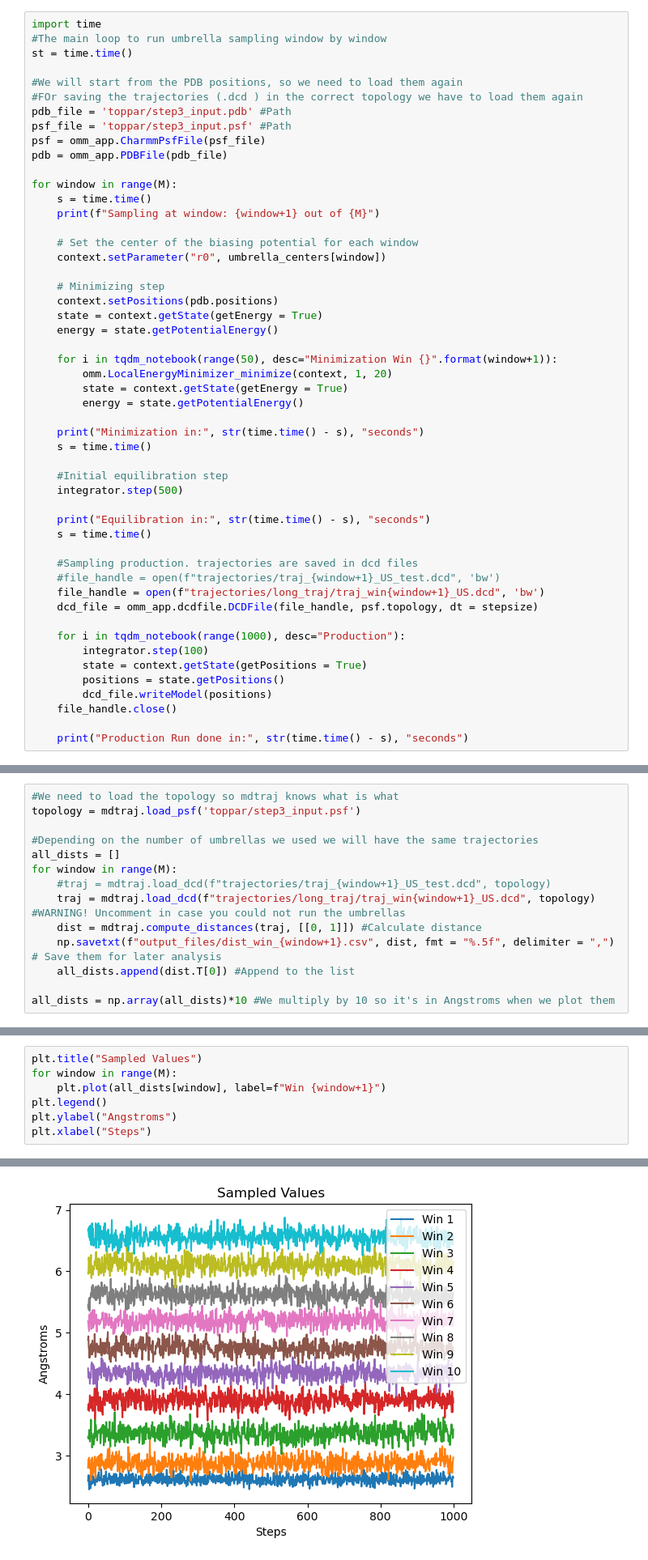
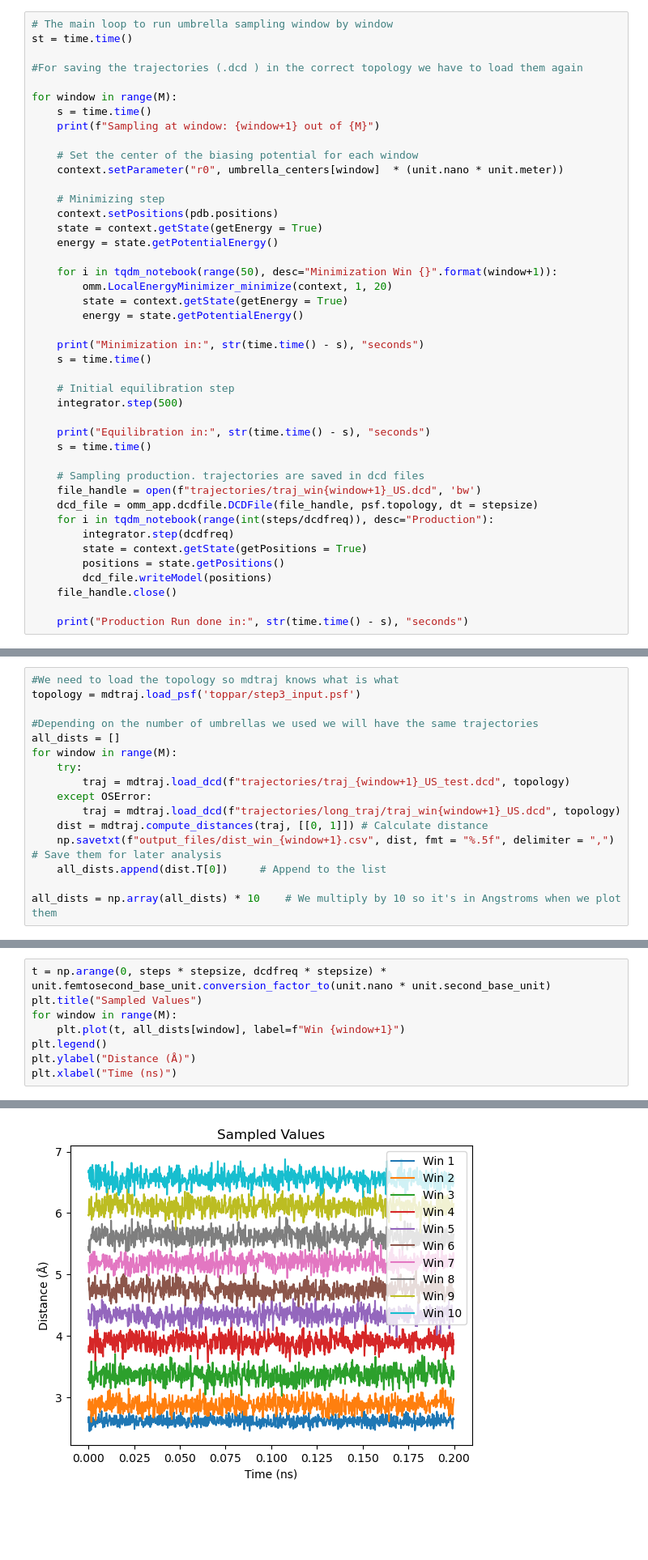
Before and after one commit to rostaresearch/enhanced-sampling-workshop-2022, a Jupyter notebook: Day1/1.Umbrella_Sampling_NaCl/NaCl_Umbrella_Sampling.ipynb, the cells around one changed output, grey strips where cells are left out. Shown at 81% size. Saved outputs shown, nothing was run; the diff lists cells and outputs as text; blank space fills up the shorter version.

```diff
--- a/Day1/1.Umbrella_Sampling_NaCl/NaCl_Umbrella_Sampling.ipynb
+++ b/Day1/1.Umbrella_Sampling_NaCl/NaCl_Umbrella_Sampling.ipynb
@@ -199,21 +191,15 @@ For running the simulations we will have to create a loop iterating the umbrella
 # %%
-import time
-#The main loop to run umbrella sampling window by window
+# The main loop to run umbrella sampling window by window
 st = time.time()
 
-#We will start from the PDB positions, so we need to load them again
-#FOr saving the trajectories (.dcd ) in the correct topology we have to load them again
-pdb_file = 'toppar/step3_input.pdb' #Path
-psf_file = 'toppar/step3_input.psf' #Path
-psf = omm_app.CharmmPsfFile(psf_file)
-pdb = omm_app.PDBFile(pdb_file)
+#For saving the trajectories (.dcd ) in the correct topology we have to load them again
 
 for window in range(M):
     s = time.time()
     print(f"Sampling at window: {window+1} out of {M}")
 
     # Set the center of the biasing potential for each window
-    context.setParameter("r0", umbrella_centers[window])
+    context.setParameter("r0", umbrella_centers[window]  * (unit.nano * unit.meter))
 
     # Minimizing step
     context.setPositions(pdb.positions)
@@ -228,19 +214,17 @@ for window in range(M):
     print("Minimization in:", str(time.time() - s), "seconds")
     s = time.time()
 
-    #Initial equilibration step
+    # Initial equilibration step
     integrator.step(500)
 
     print("Equilibration in:", str(time.time() - s), "seconds")
     s = time.time()
 
-    #Sampling production. trajectories are saved in dcd files
-    #file_handle = open(f"trajectories/traj_{window+1}_US_test.dcd", 'bw')
-    file_handle = open(f"trajectories/long_traj/traj_win{window+1}_US.dcd", 'bw')
+    # Sampling production. trajectories are saved in dcd files
+    file_handle = open(f"trajectories/traj_win{window+1}_US.dcd", 'bw')
     dcd_file = omm_app.dcdfile.DCDFile(file_handle, psf.topology, dt = stepsize)
-
-    for i in tqdm_notebook(range(1000), desc="Production"):
-        integrator.step(100)
+    for i in tqdm_notebook(range(int(steps/dcdfreq)), desc="Production"):
+        integrator.step(dcdfreq)
         state = context.getState(getPositions = True)
         positions = state.getPositions()
         dcd_file.writeModel(positions)
@@ -297,20 +274,23 @@ topology = mdtraj.load_psf('toppar/step3_input.psf')
 #Depending on the number of umbrellas we used we will have the same trajectories
 all_dists = []
 for window in range(M):
-    #traj = mdtraj.load_dcd(f"trajectories/traj_{window+1}_US_test.dcd", topology)
-    traj = mdtraj.load_dcd(f"trajectories/long_traj/traj_win{window+1}_US.dcd", topology) #WARNING! Uncomment in case you could not run the umbrellas
-    dist = mdtraj.compute_distances(traj, [[0, 1]]) #Calculate distance
-    np.savetxt(f"output_files/dist_win_{window+1}.csv", dist, fmt = "%.5f", delimiter = ",") # Save them for later analysis
-    all_dists.append(dist.T[0]) #Append to the list
+    try:
+        traj = mdtraj.load_dcd(f"trajectories/traj_{window+1}_US_test.dcd", topology)
+    except OSError:
+        traj = mdtraj.load_dcd(f"trajectories/long_traj/traj_win{window+1}_US.dcd", topology)
+    dist = mdtraj.compute_distances(traj, [[0, 1]]) # Calculate distance
+    np.savetxt(f"output_files/dist_win_{window+1}.csv", dist, fmt = "%.5f", delimiter = ",")    # Save them for later analysis
+    all_dists.append(dist.T[0])     # Append to the list
 
-all_dists = np.array(all_dists)*10 #We multiply by 10 so it's in Angstroms when we plot them
+all_dists = np.array(all_dists) * 10    # We multiply by 10 so it's in Angstroms when we plot them
 # %% [markdown]
 After calculating the distances, we'll make a few checks to see if the sampled datapoints are correct and if they sample the space.
 # %%
+t = np.arange(0, steps * stepsize, dcdfreq * stepsize) * unit.femtosecond_base_unit.conversion_factor_to(unit.nano * unit.second_base_unit)
 plt.title("Sampled Values")
 for window in range(M):
-    plt.plot(all_dists[window], label=f"Win {window+1}")
+    plt.plot(t, all_dists[window], label=f"Win {window+1}")
 plt.legend()
-plt.ylabel("Angstroms")
-plt.xlabel("Steps")
+plt.ylabel("Distance (Å)")
+plt.xlabel("Time (ns)")
 # %% [output]
@@ -318,2 +298,2 @@ Text(0.5, 0, 'Steps')
-[figure, old version]
+[figure, new version]
 # %% [markdown]
```
Also changed, not shown: parts of 53 cells of this notebook, 2 other files.
